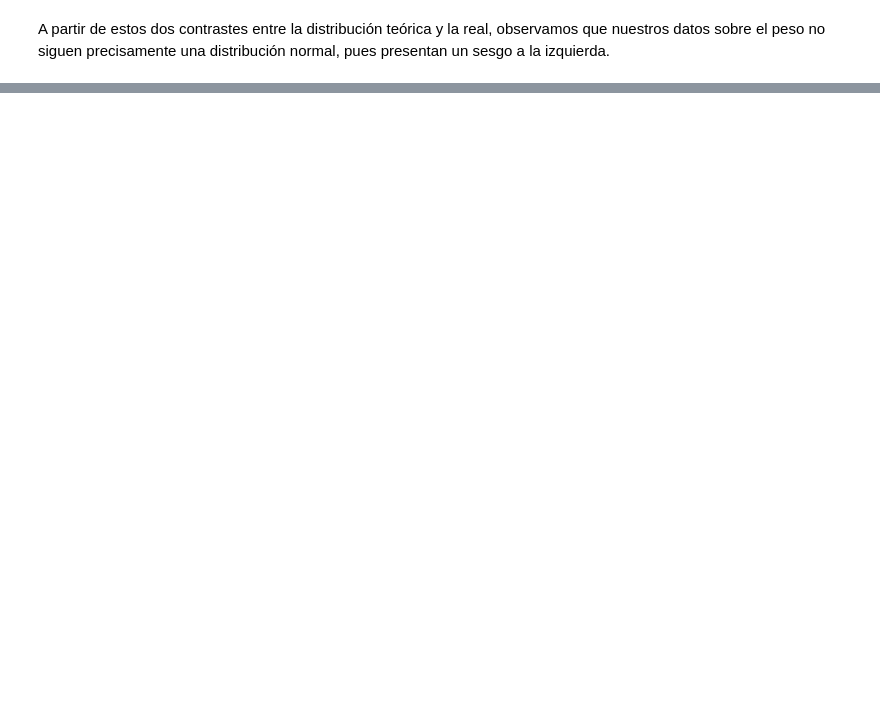
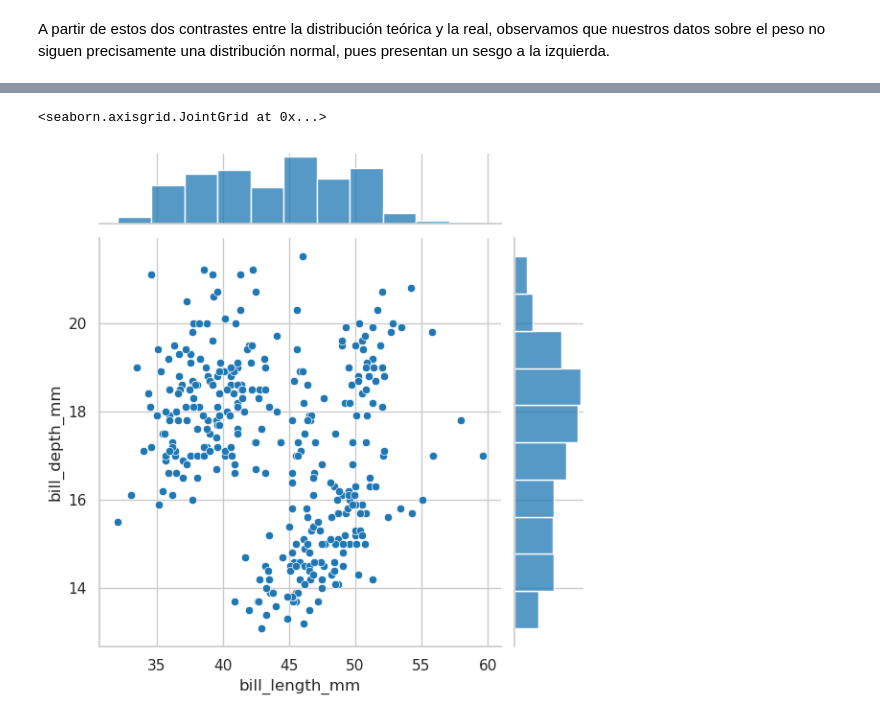
Before and after one commit to miguelfsosa/exploratory_analisis_penguin, a Jupyter notebook: Analisis_Exploratorio.ipynb, the cells around one changed output, grey strips where cells are left out. Drawn from its saved outputs; the diff is of its cells as text; code cells hidden in the pictures; blank space fills up the shorter version.

```diff
--- a/Analisis_Exploratorio.ipynb
+++ b/Analisis_Exploratorio.ipynb
@@ -890,0 +951,9 @@ pues presentan un sesgo a la izquierda.
+# %%
+sns.jointplot(
+    data =  process_penguin_df,
+    x = 'bill_length_mm',
+    y = 'bill_depth_mm'
+)
+# %% [output]
+<seaborn.axisgrid.JointGrid at 0x...>
+[figure, added]
```
Also changed, not shown: parts of 39 cells of this notebook.
